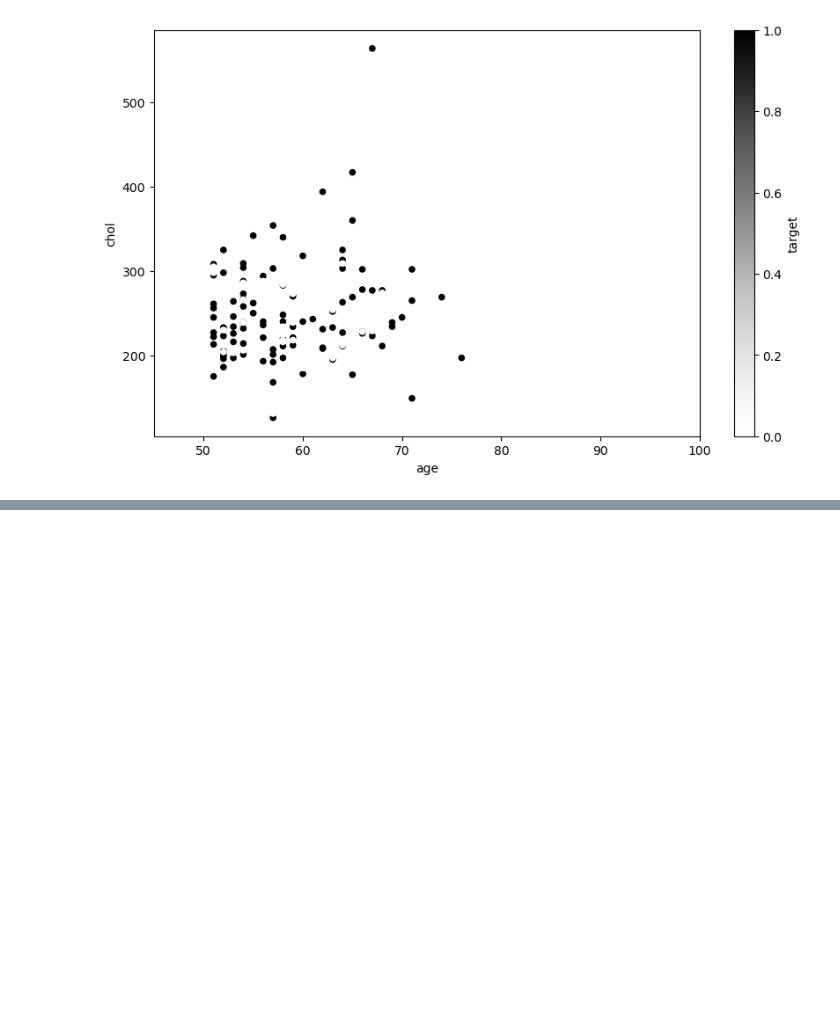
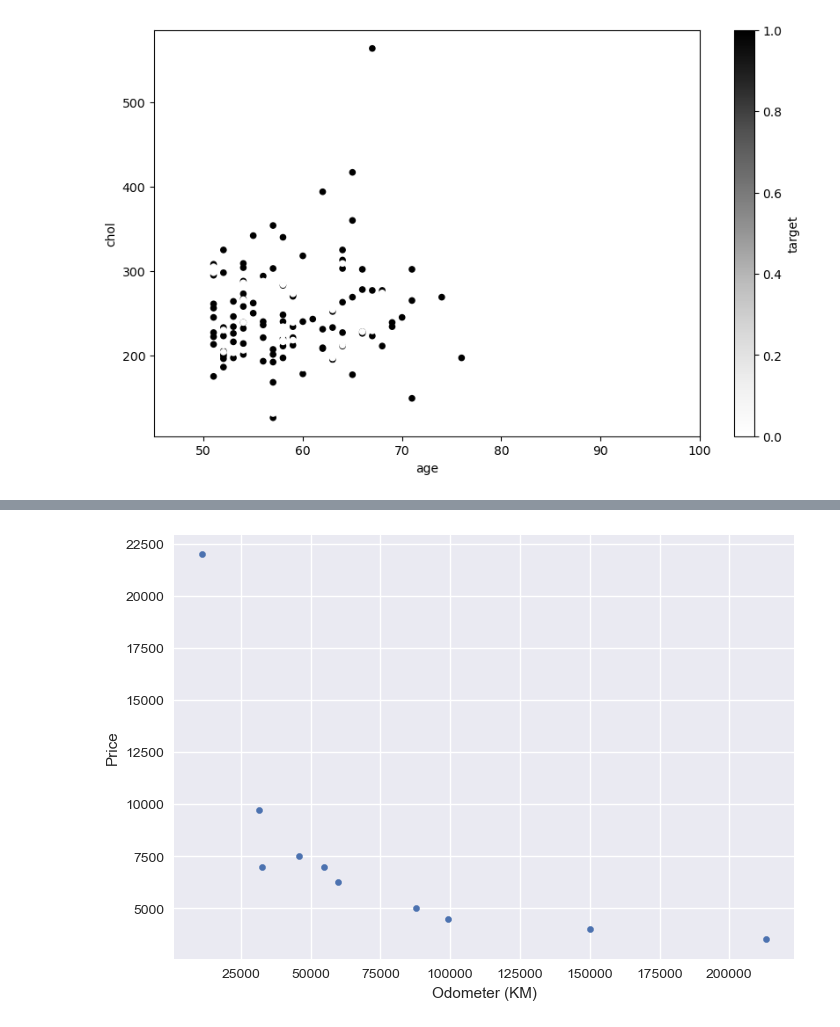
Before and after one commit to DanielJBox/ml-ds-ztm, a Jupyter notebook: matplotlib-project/introduction-to-matplotlib.ipynb, the cells around one changed output, grey strips where cells are left out. Saved outputs shown, nothing was run; the diff lists cells and outputs as text; code cells hidden in the pictures; blank space fills up the shorter version.

```diff
--- a/matplotlib-project/introduction-to-matplotlib.ipynb
+++ b/matplotlib-project/introduction-to-matplotlib.ipynb
@@ -521,0 +674,5 @@ plt.show()
+# %%
+car_sales.plot(x="Odometer (KM)", y="Price", kind="scatter")
+plt.show()
+# %% [output]
+[figure, added]
```
Also changed, not shown: parts of 31 cells of this notebook.
